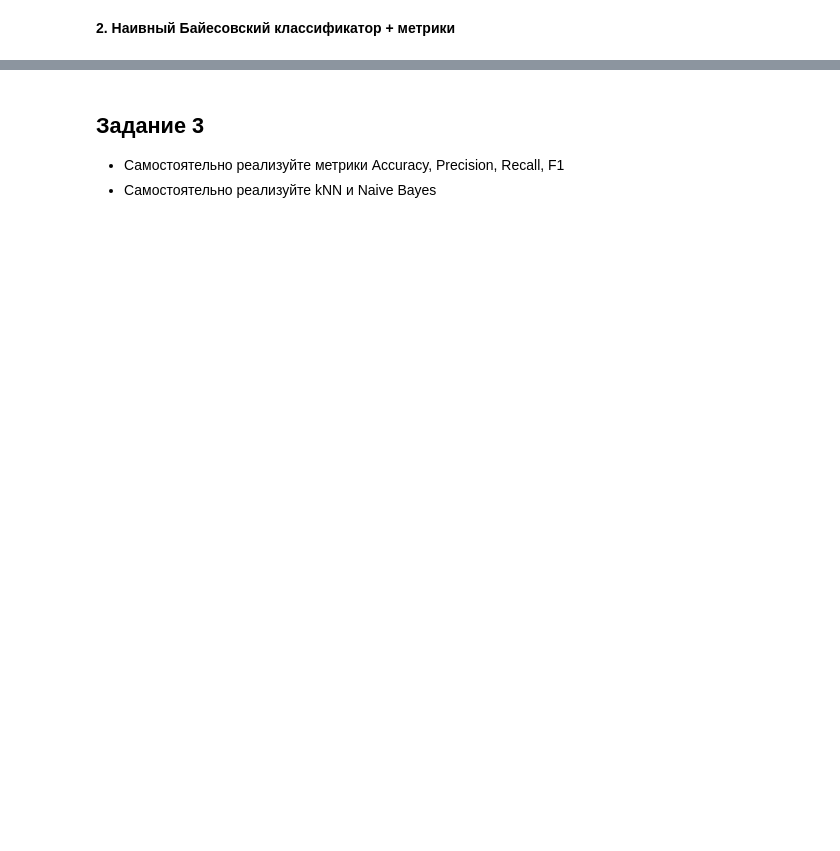
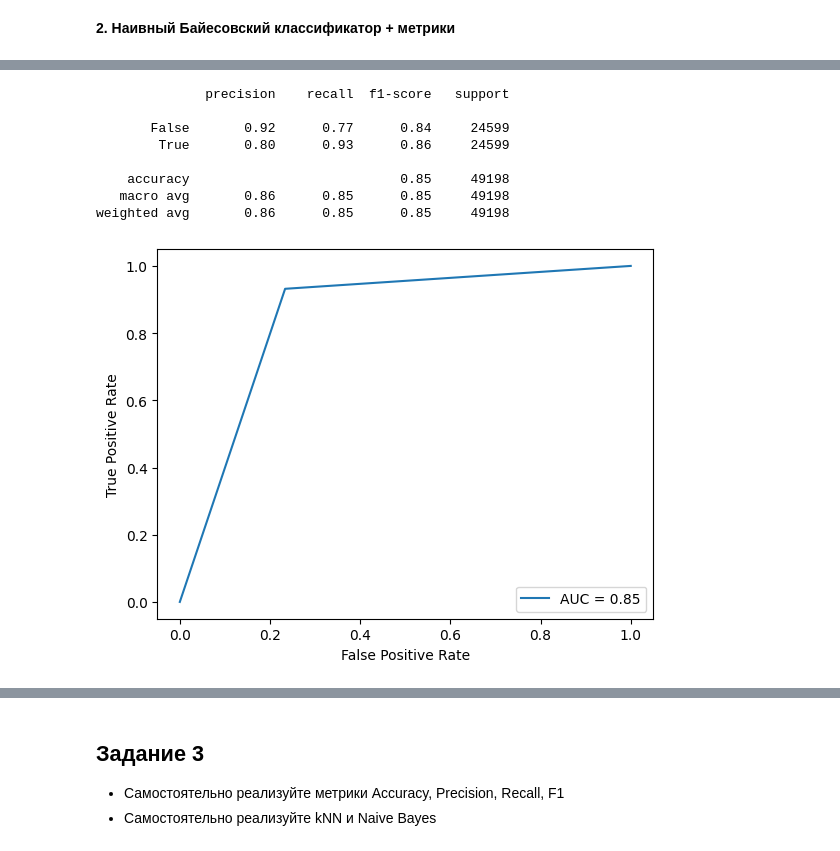
Before and after one commit to IvanBugaenko/MachineLearning-Labs, a Jupyter notebook: notebooks/2.ipynb, the cells around one changed output, grey strips where cells are left out. Cells and saved outputs as stored; diff of their text form; code cells hidden in the pictures; blank space fills up the shorter version.

```diff
--- a/notebooks/2.ipynb
+++ b/notebooks/2.ipynb
@@ -280,0 +226,15 @@ plt.show()
+# %%
+clf_L1 = LogisticRegression(penalty='l1', solver='liblinear').fit(X_train, y_train)
+y_pred = clf_L1.predict(X_test)
+print(classification_report(y_test, y_pred))
+draw_roc(y_test, y_pred)
+# %% [output]
+              precision    recall  f1-score   support
+
+       False       0.92      0.77      0.84     24599
+        True       0.80      0.93      0.86     24599
+
+    accuracy                           0.85     49198
+   macro avg       0.86      0.85      0.85     49198
+weighted avg       0.86      0.85      0.85     49198
+[figure, added]
```
Also changed, not shown: parts of 24 cells of this notebook, 5 other files.
